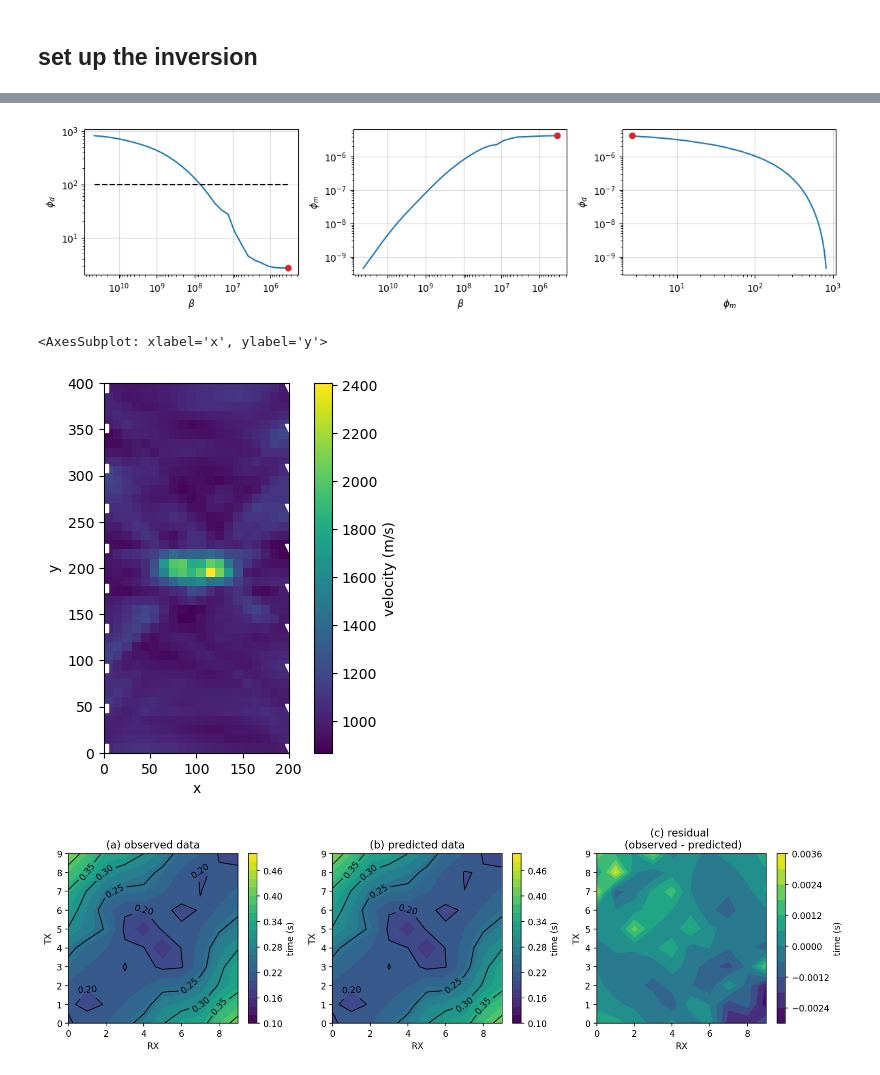
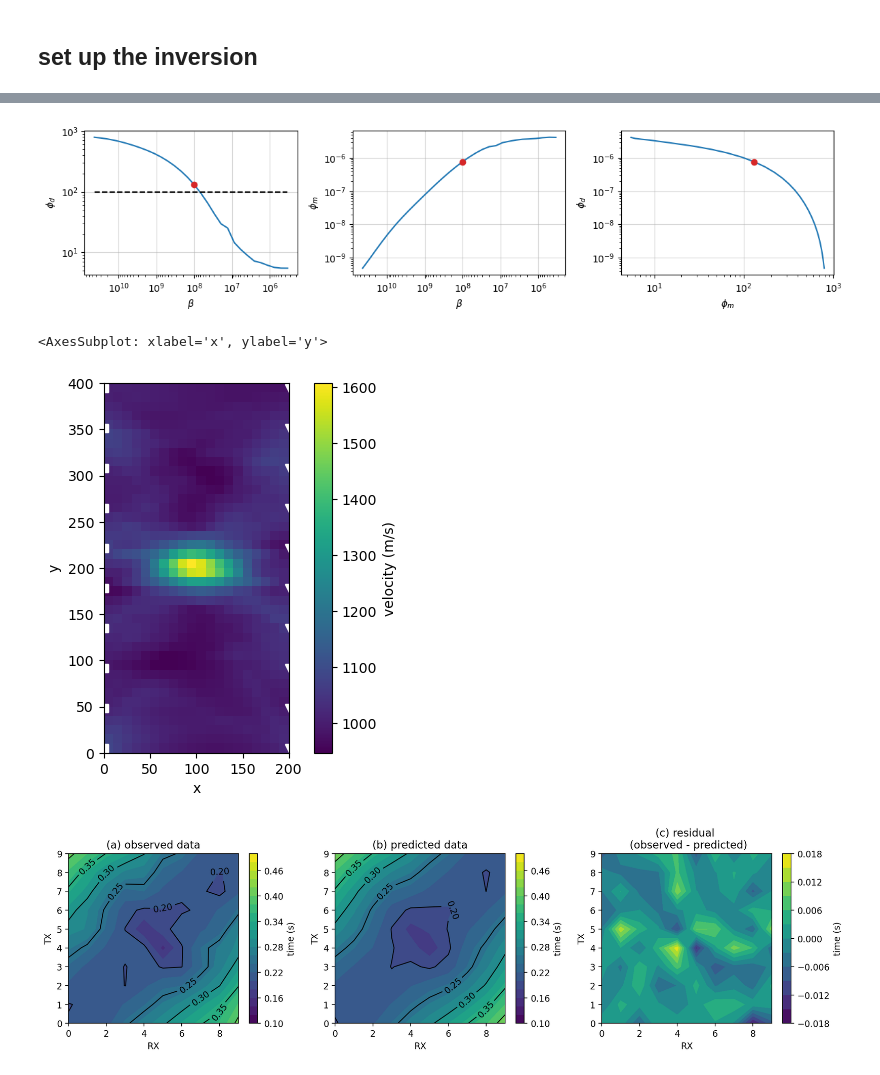
Before and after one commit to lheagy/eosc-454, a Jupyter notebook: lectures/tomography.ipynb, the cells around one changed output, grey strips where cells are left out. Drawn from its saved outputs; the diff is of its cells as text; code cells hidden in the pictures.

```diff
--- a/lectures/tomography.ipynb
+++ b/lectures/tomography.ipynb
@@ -136,16 +153,21 @@ plot_model_survey(
 # %% [markdown]
 ## create a survey and simulation
 # %%
-source_list = [
-    survey.BaseSrc(
-        location=source_locations[i, :], receiver_list=[rx]
+rx = survey.BaseRx(receiver_locations)
+
+# source_list = [
+#     survey.BaseSrc(
+#         location=source_locations[i, :], receiver_list=[rx]
+#     )
+#     for i in range(y_src.size)
+# ]
+
+
+source_list = []
+
+for i in range(y_src.size):
+    source_list.append(
+        survey.BaseSrc(
+            location=source_locations[i, :], receiver_list=[rx]
+        )
     )
-    for i in range(y_src.size)
-]
-
-tomo_survey = seismic.straight_ray_tomography.Survey(source_list)
-simulation = seismic.straight_ray_tomography.Simulation(
-    survey=tomo_survey,
-    mesh=mesh,
-    slownessMap=maps.IdentityMap(mesh),
-)
@@ -160,3 +187,14 @@ background_noisy_data = background_data + np.random.randn(len(clean_data)) * rel
+# %%
+relative_error=0.02
+
+noisy_data = (
+    clean_data +
+    np.random.randn(len(clean_data)) * relative_error * np.abs(clean_data)
+)
+background_noisy_data = (
+    background_data +
+    np.random.randn(len(clean_data)) * relative_error * np.abs(background_data)
+)
 # %% [markdown]
 ## plot the simulated data
 # %%
@@ -276,12 +325,12 @@ phi_d = [save.outDict[i]["phi_d"] for i in save.outDict.keys()]
 phi_m = [save.outDict[i]["phi_m"] for i in save.outDict.keys()]
 models = [save.outDict[i]["m"] for i in save.outDict.keys()]
 # %%
-iteration = 29
+iteration = 15
 ax = plot_tikhonov_curves(betas, phi_d, phi_m, phid_star=len(noisy_data), iteration=iteration)
 for a in ax.flatten():
     a.grid("both", alpha=0.5)
 # %% [output]
-[figure, old version]
+[figure, new version]
 # %%
 plot_model_survey(
     mesh, 1./models[iteration], source_locations, receiver_locations,
@@ -289,7 +338,7 @@ plot_model_survey(
 )
 # %% [output]
 <AxesSubplot: xlabel='x', ylabel='y'>
-[figure, old version]
+[figure, new version]
 # %%
 fig, ax = plt.subplots(1, 3, figsize=(13, 3.5), dpi=200)
 dpred_i = simulation.dpred(models[iteration])
@@ -318,4 +367,4 @@ ax[1].set_title("(b) predicted data")
 ax[2].set_title("(c) residual \n (observed - predicted)")
 plt.tight_layout()
 # %% [output]
-[figure, old version]
+[figure, new version]
```
Also changed, not shown: parts of 16 cells of this notebook.
